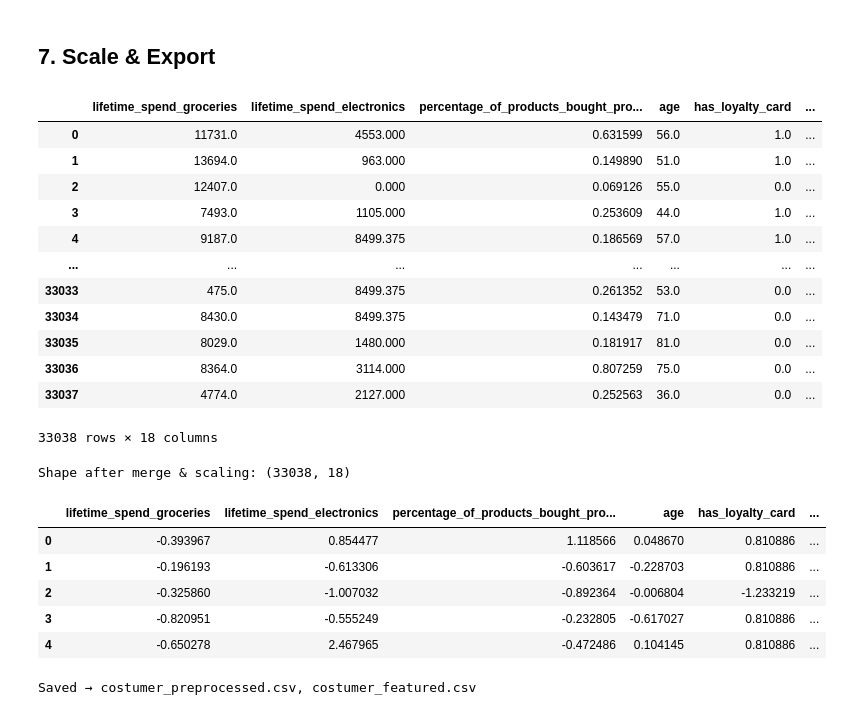
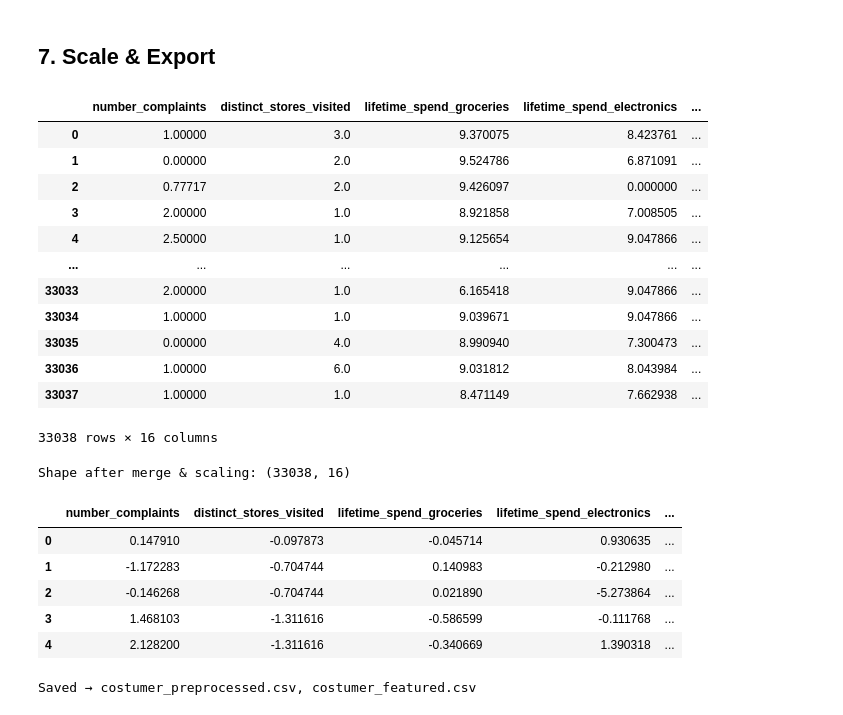
Before and after one commit to margaridaspereira/costumer-assignment, a Jupyter notebook: eda.ipynb, the cells around one changed output. Cells and saved outputs as stored; diff of their text form; code cells hidden in the pictures.

```diff
--- a/eda.ipynb
+++ b/eda.ipynb
@@ -225,7 +225,7 @@ for col in cap_cols:
     Q1 = costumer[col].quantile(0.25)
     Q3 = costumer[col].quantile(0.75)
     IQR = Q3 - Q1
-    lower = Q1 - 1.5 * IQR
+    lower = max(0,Q1 - 1.5 * IQR)
     upper = Q3 + 1.5 * IQR
     costumer[col] = np.clip(costumer[col], lower, upper)
 
@@ -260,21 +260,18 @@ costumer['customer_gender'] = le.fit_transform(costumer['customer_gender'].astyp
 # Combine 'kids_at_home' with 'teens_at_home'
 costumer['dependents_home'] = costumer['kids_home'] + costumer['teens_home']
 
+costumer_featured = costumer.copy()
+
 # Create spend collumns
 spend_cols = [col for col in costumer.columns if 'lifetime_spend_' in col]
 
-costumer['total_spend'] = costumer[spend_cols].sum(axis=1)
-
-for col in spend_cols:
-    pct_name = col.replace('lifetime_spend_', 'pct_')
-    costumer[pct_name] = costumer[col] / (costumer['total_spend'] + 0.0001)
+# Log transform on spend columns to reduce skewness
+costumer[spend_cols] = np.log1p(costumer[spend_cols])
 
 # Drop non-predictive columns
 cols_to_drop = ['customer_id', 'customer_name','customer_gender', 'customer_birthdate', 'latitude', 'longitude','year_first_transaction',
-                'number_complaints', 'distinct_stores_visited','typical_hour', 'loyalty_card_number', 'kids_home', 'teens_home',
-                'lifetime_total_distinct_products','lifetime_spend_vegetables', 'lifetime_spend_nonalcohol_drinks',
-                'lifetime_spend_alcohol_drinks','lifetime_spend_meat','lifetime_spend_fish','lifetime_spend_hygiene',
-                'lifetime_spend_videogames','lifetime_spend_petfood','lifetime_total_distinct_products']
+                'typical_hour', 'loyalty_card_number', 'kids_home', 'teens_home','has_loyalty_card','lifetime_total_distinct_products',
+                ]
 
 costumer = costumer.drop(columns=cols_to_drop, errors='ignore')
 # %% [markdown]
@@ -282,37 +279,36 @@ costumer = costumer.drop(columns=cols_to_drop, errors='ignore')
 # %%
 costumer
 # %% [output]
-|  | lifetime_spend_groceries | lifetime_spend_electronics | percentage_of_products_bought_pro... | age | has_loyalty_card | ... |
-| 0 | 11731.0 | 4553.000 | 0.631599 | 56.0 | 1.0 | ... |
-| 1 | 13694.0 | 963.000 | 0.149890 | 51.0 | 1.0 | ... |
-| 2 | 12407.0 | 0.000 | 0.069126 | 55.0 | 0.0 | ... |
-| 3 | 7493.0 | 1105.000 | 0.253609 | 44.0 | 1.0 | ... |
-| 4 | 9187.0 | 8499.375 | 0.186569 | 57.0 | 1.0 | ... |
-| ... | ... | ... | ... | ... | ... | ... |
-| 33033 | 475.0 | 8499.375 | 0.261352 | 53.0 | 0.0 | ... |
-| 33034 | 8430.0 | 8499.375 | 0.143479 | 71.0 | 0.0 | ... |
-| 33035 | 8029.0 | 1480.000 | 0.181917 | 81.0 | 0.0 | ... |
-| 33036 | 8364.0 | 3114.000 | 0.807259 | 75.0 | 0.0 | ... |
-| 33037 | 4774.0 | 2127.000 | 0.252563 | 36.0 | 0.0 | ... |
+|  | number_complaints | distinct_stores_visited | lifetime_spend_groceries | lifetime_spend_electronics | ... |
+| 0 | 1.00000 | 3.0 | 9.370075 | 8.423761 | ... |
+| 1 | 0.00000 | 2.0 | 9.524786 | 6.871091 | ... |
+| 2 | 0.77717 | 2.0 | 9.426097 | 0.000000 | ... |
+| 3 | 2.00000 | 1.0 | 8.921858 | 7.008505 | ... |
+| 4 | 2.50000 | 1.0 | 9.125654 | 9.047866 | ... |
+| ... | ... | ... | ... | ... | ... |
+| 33033 | 2.00000 | 1.0 | 6.165418 | 9.047866 | ... |
+| 33034 | 1.00000 | 1.0 | 9.039671 | 9.047866 | ... |
+| 33035 | 0.00000 | 4.0 | 8.990940 | 7.300473 | ... |
+| 33036 | 1.00000 | 6.0 | 9.031812 | 8.043984 | ... |
+| 33037 | 1.00000 | 1.0 | 8.471149 | 7.662938 | ... |
-33038 rows × 18 columns
+33038 rows × 16 columns
 # %%
-# Costumer withoud scale
-costumer_featured = pd.DataFrame(costumer, columns=costumer.columns)
+
 # Scale
 scaler = StandardScaler()
 scaled_data = scaler.fit_transform(costumer)
 costumer_preprocessed = pd.DataFrame(scaled_data, columns=costumer.columns)
 
 print(f"Shape after merge & scaling: {costumer_preprocessed.shape}")
 costumer_preprocessed.head()
 # %% [output]
-Shape after merge & scaling: (33038, 18)
+Shape after merge & scaling: (33038, 16)
-|  | lifetime_spend_groceries | lifetime_spend_electronics | percentage_of_products_bought_pro... | age | has_loyalty_card | ... |
-| 0 | -0.393967 | 0.854477 | 1.118566 | 0.048670 | 0.810886 | ... |
-| 1 | -0.196193 | -0.613306 | -0.603617 | -0.228703 | 0.810886 | ... |
-| 2 | -0.325860 | -1.007032 | -0.892364 | -0.006804 | -1.233219 | ... |
-| 3 | -0.820951 | -0.555249 | -0.232805 | -0.617027 | 0.810886 | ... |
-| 4 | -0.650278 | 2.467965 | -0.472486 | 0.104145 | 0.810886 | ... |
+|  | number_complaints | distinct_stores_visited | lifetime_spend_groceries | lifetime_spend_electronics | ... |
+| 0 | 0.147910 | -0.097873 | -0.045714 | 0.930635 | ... |
+| 1 | -1.172283 | -0.704744 | 0.140983 | -0.212980 | ... |
+| 2 | -0.146268 | -0.704744 | 0.021890 | -5.273864 | ... |
+| 3 | 1.468103 | -1.311616 | -0.586599 | -0.111768 | ... |
+| 4 | 2.128200 | -1.311616 | -0.340669 | 1.390318 | ... |
 # %%
 costumer_featured.to_csv("costumer_featured.csv", index=False)
 costumer_preprocessed.to_csv("costumer_preprocessed.csv", index=False)
```
Also changed, not shown: parts of 3 cells of this notebook, 10 other files.
